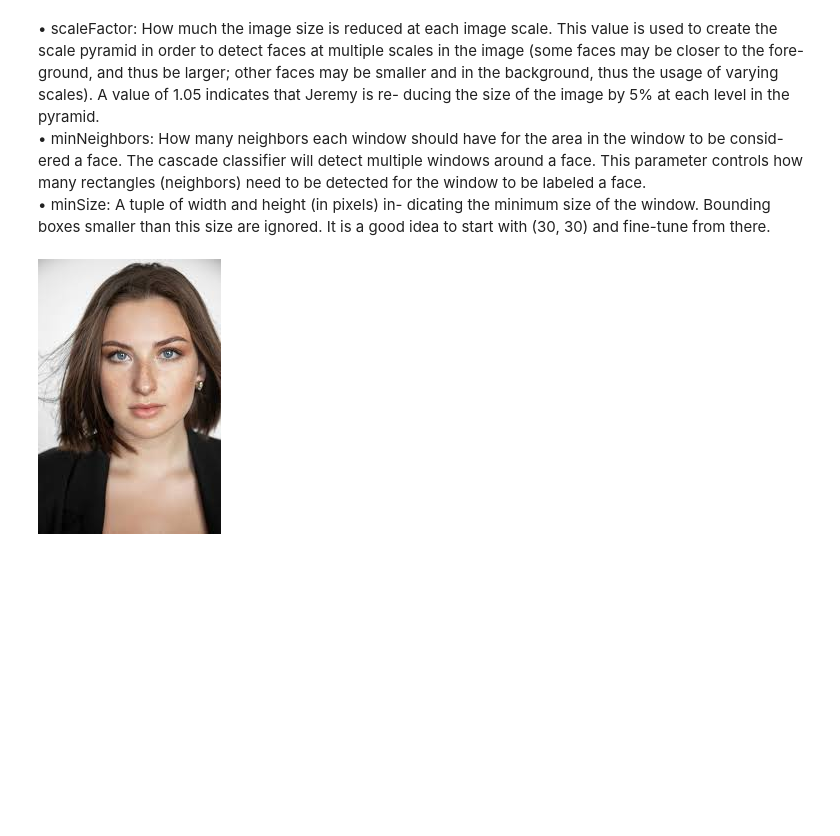
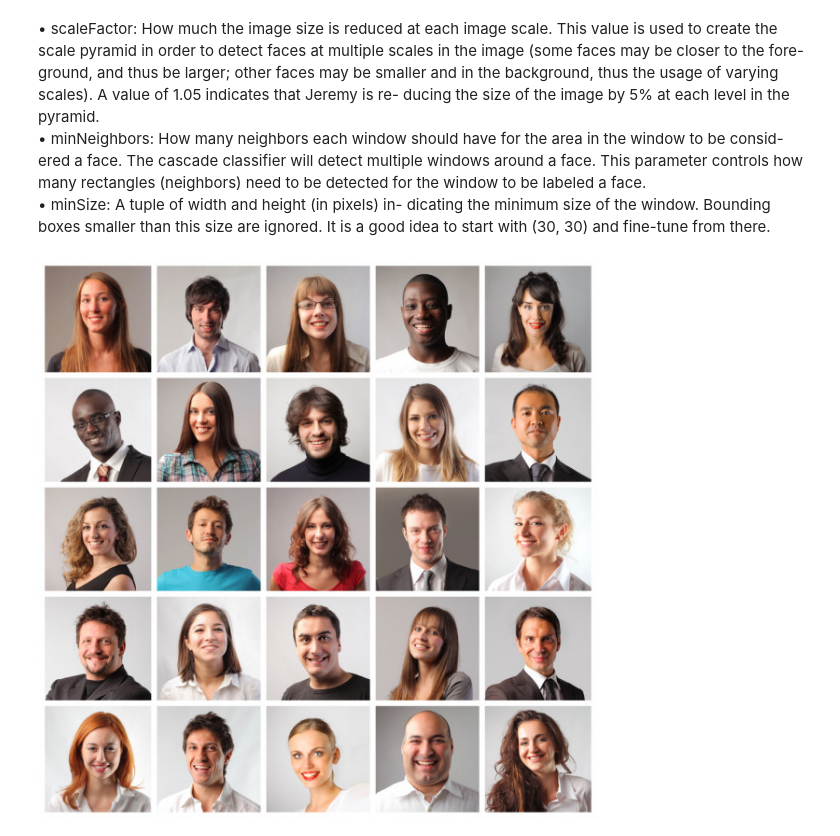
Before and after one commit to cagBRT/computer-vision, a Jupyter notebook: faceDetection.ipynb, the cells around one changed output. Saved outputs shown, nothing was run; the diff lists cells and outputs as text; code cells hidden in the pictures; blank space fills up the shorter version.

```diff
--- a/faceDetection.ipynb
+++ b/faceDetection.ipynb
@@ -49,10 +52,10 @@ As the window moves from left to right and top to bot- tom, one pixel at a time,
 • minNeighbors: How many neighbors each window should have for the area in the window to be consid- ered a face. The cascade classifier will detect multiple windows around a face. This parameter controls how many rectangles (neighbors) need to be detected for the window to be labeled a face.<br>
 • minSize: A tuple of width and height (in pixels) in- dicating the minimum size of the window. Bounding boxes smaller than this size are ignored. It is a good idea to start with (30, 30) and fine-tune from there.
 # %%
-image = cv2.imread("images/face.jpeg")
+image = cv2.imread("images/faces.jpg")
 cv2_imshow(image)
 # %% [output]
-[figure, old version]
+[figure, new version]
 # %%
 gray = cv2.cvtColor(image, cv2.COLOR_BGR2GRAY)
 cv2_imshow(gray)
```
Also changed, not shown: parts of 9 cells of this notebook.
